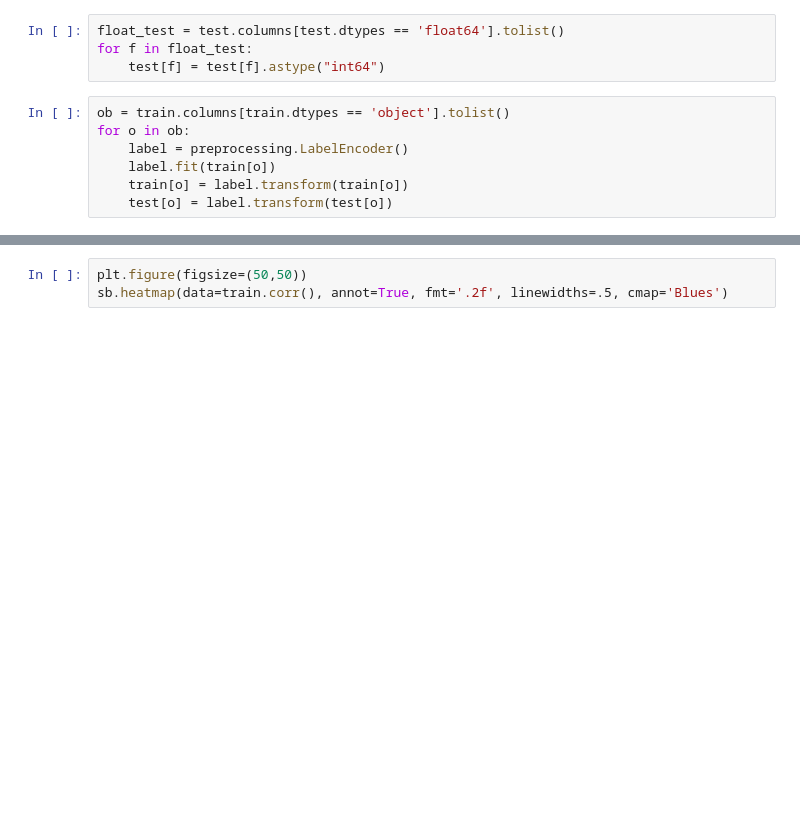
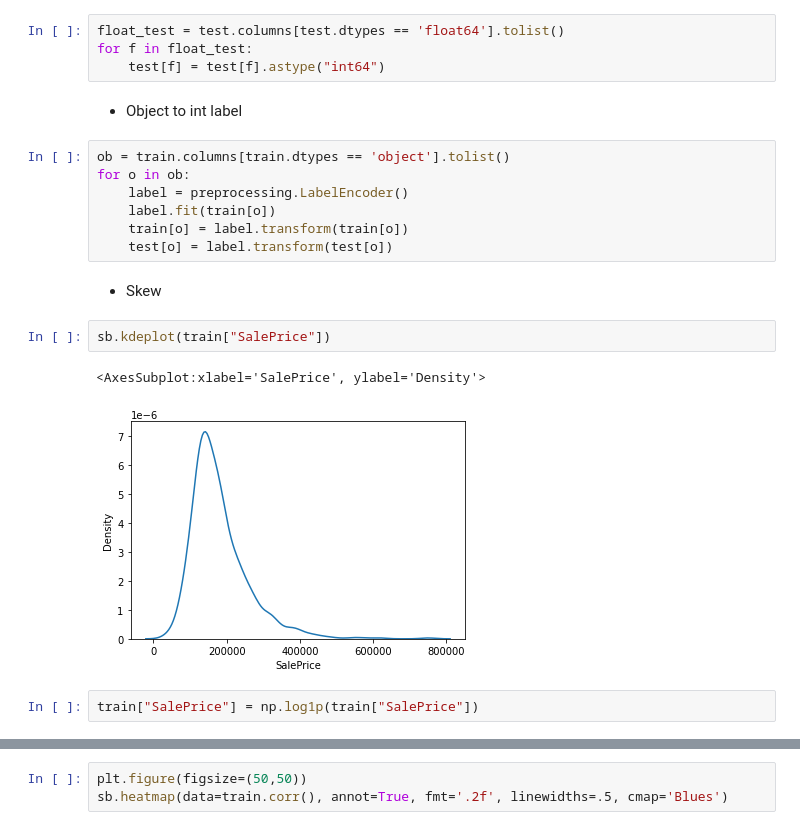
Before and after one commit to psrpsj/houseprice_prediction, a Jupyter notebook: house_prediction.ipynb, the cells around one changed output, grey strips where cells are left out. Cells and saved outputs as stored; diff of their text form; blank space fills up the shorter version.

Commit message:
add skew data to log

```diff
--- a/house_prediction.ipynb
+++ b/house_prediction.ipynb
@@ -859,6 +861,8 @@ for f in float_train:
 float_test = test.columns[test.dtypes == 'float64'].tolist()
 for f in float_test:
     test[f] = test[f].astype("int64")
+# %% [markdown]
+* Object to int label
 # %%
 ob = train.columns[train.dtypes == 'object'].tolist()
 for o in ob:
@@ -866,3 +870,12 @@ for o in ob:
     label.fit(train[o])
     train[o] = label.transform(train[o])
     test[o] = label.transform(test[o])
+# %% [markdown]
+* Skew
+# %%
+sb.kdeplot(train["SalePrice"])
+# %% [output]
+<AxesSubplot:xlabel='SalePrice', ylabel='Density'>
+[figure, added]
+# %%
+train["SalePrice"] = np.log1p(train["SalePrice"])
```
Also changed, not shown: parts of 8 cells of this notebook.
